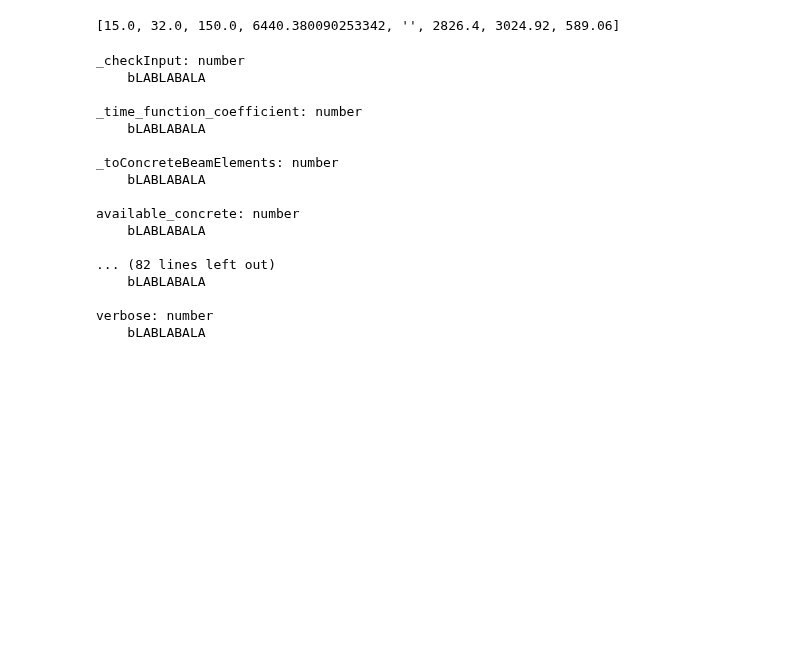
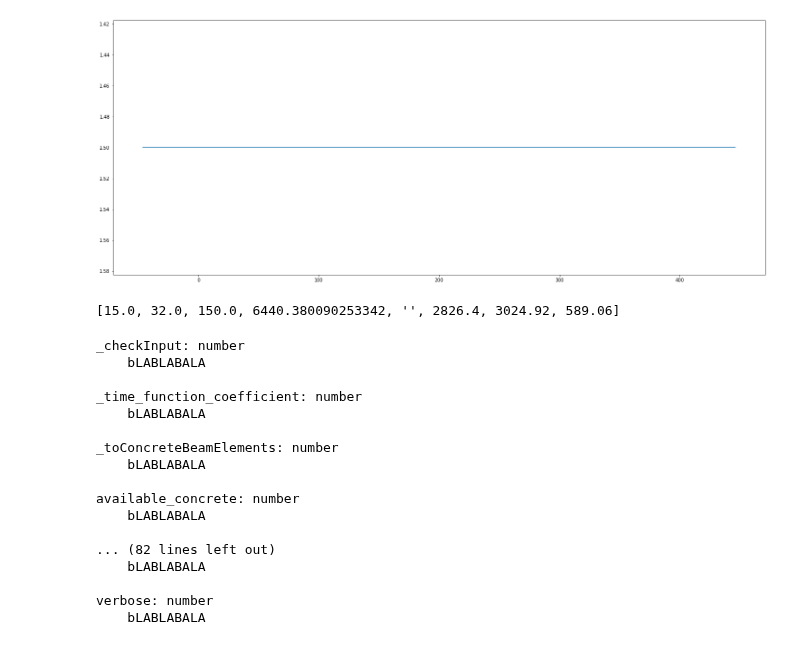
Before and after one commit to luisggc/FConcrete, a Jupyter notebook: examples/Hiper.ipynb, the cells around one changed output. Saved outputs shown, nothing was run; the diff lists cells and outputs as text; code cells hidden in the pictures; blank space fills up the shorter version.

```diff
--- a/examples/Hiper.ipynb
+++ b/examples/Hiper.ipynb
@@ -34,0 +60,4 @@ fconcrete.StructuralConcrete.LongSteelBar.LongSteelBar.LongSteelBars
+# %%
+concrete_beam.long_steel_bars.plot()
+# %% [output]
+[figure, added]
```
Also changed, not shown: parts of 10 cells of this notebook, 4 other files.
